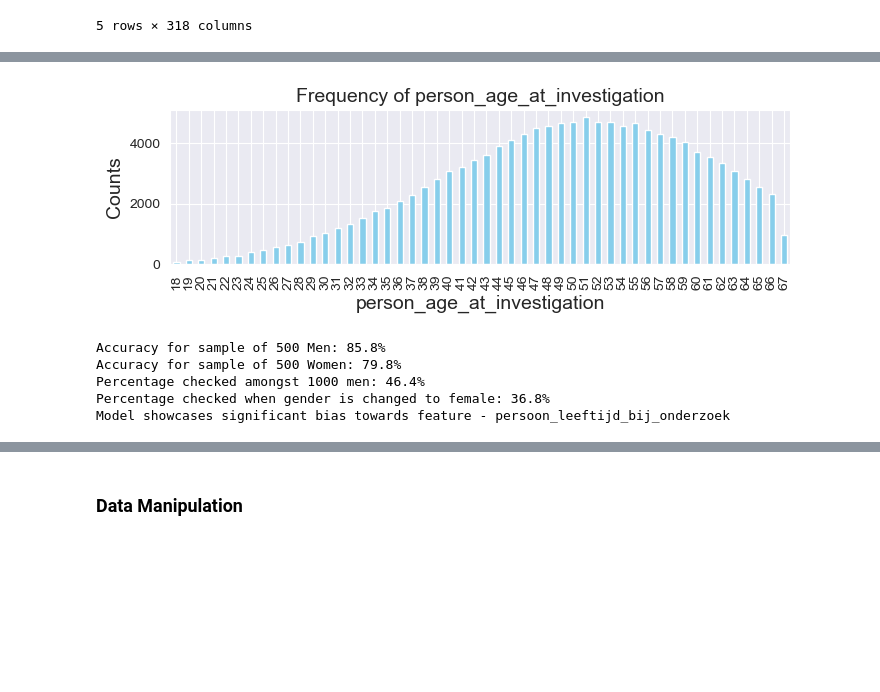
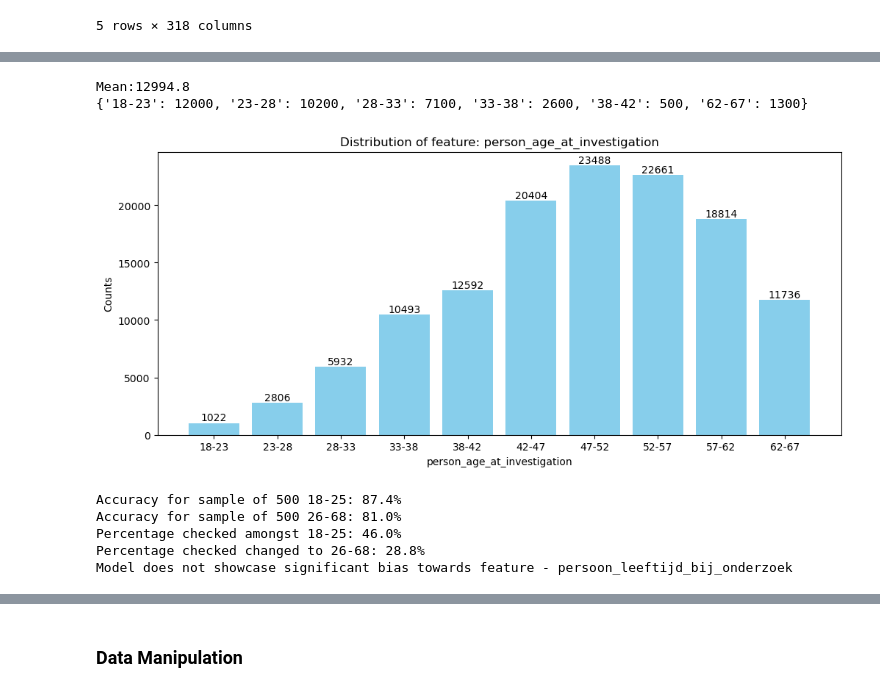
Before and after one commit to yulinchen03/TestingProject, a Jupyter notebook: src/team_2/biased_feature_selection.ipynb, the cells around one changed output, grey strips where cells are left out. Saved outputs shown, nothing was run; the diff lists cells and outputs as text; code cells hidden in the pictures; blank space fills up the shorter version.

```diff
--- a/src/team_2/biased_feature_selection.ipynb
+++ b/src/team_2/biased_feature_selection.ipynb
@@ -131,22 +125,27 @@ analyze_features(df, False, 'feature_importance_1.pkl')
 # %%
-plot_values('person_age_at_investigation', df)
+plot_distribution(df['person_age_at_investigation'], 'person_age_at_investigation')
 # %% [output]
+Mean:12994.8
+{'18-23': 12000, '23-28': 10200, '28-33': 7100, '33-38': 2600, '38-42': 500, '62-67': 1300}
-[figure, old version]
+[figure, new version]
 # %%
 ###TEST: bias on age
 process_bias(
     data_path='../../data/Experiment_persoon_leeftijd_bij_onderzoek/20_only.csv',
     model_path='model/gboost2.onnx',
     feature='persoon_leeftijd_bij_onderzoek',
-    new_value=(25,68),
-    is_range=True
+    new_value=50,
+    is_range=False,
+    detailed_results=True,
+    name_original='18-25',
+    name_changed='26-68'
 )
 # %% [output]
-Accuracy for sample of 500 Men: 85.8%
-Accuracy for sample of 500 Women: 79.8%
-Percentage checked amongst 1000 men: 46.4%
-Percentage checked when gender is changed to female: 36.8%
-Model showcases significant bias towards feature - persoon_leeftijd_bij_onderzoek
+Accuracy for sample of 500 18-25: 87.4%
+Accuracy for sample of 500 26-68: 81.0%
+Percentage checked amongst 18-25: 46.0%
+Percentage checked changed to 26-68: 28.8%
+Model does not showcase significant bias towards feature - persoon_leeftijd_bij_onderzoek
 # %%
 ###FEATURE SELECTION
 biased_features.append('persoon_leeftijd_bij_onderzoek')
```
Also changed, not shown: parts of 25 cells of this notebook, 5 other files.
